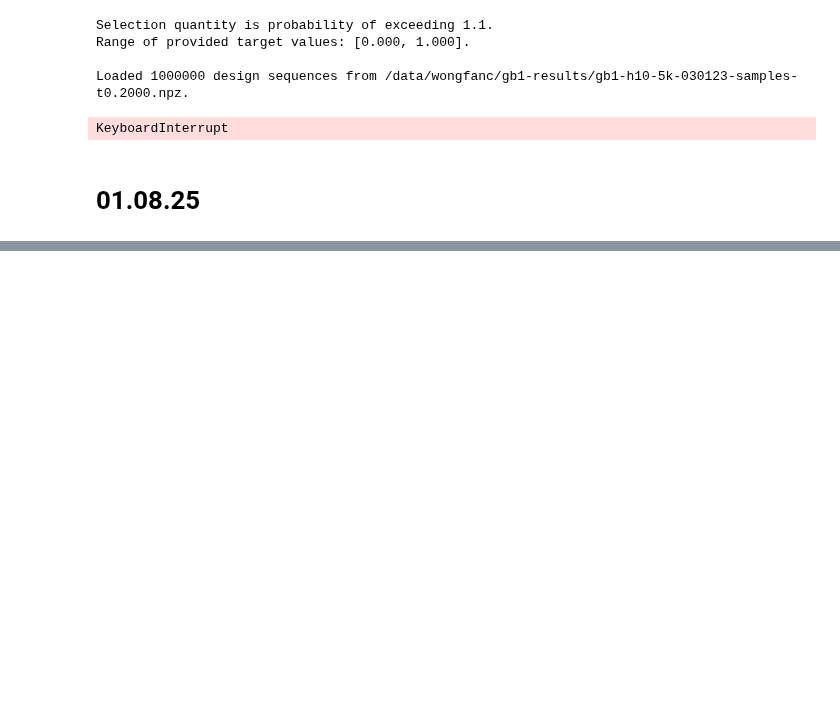
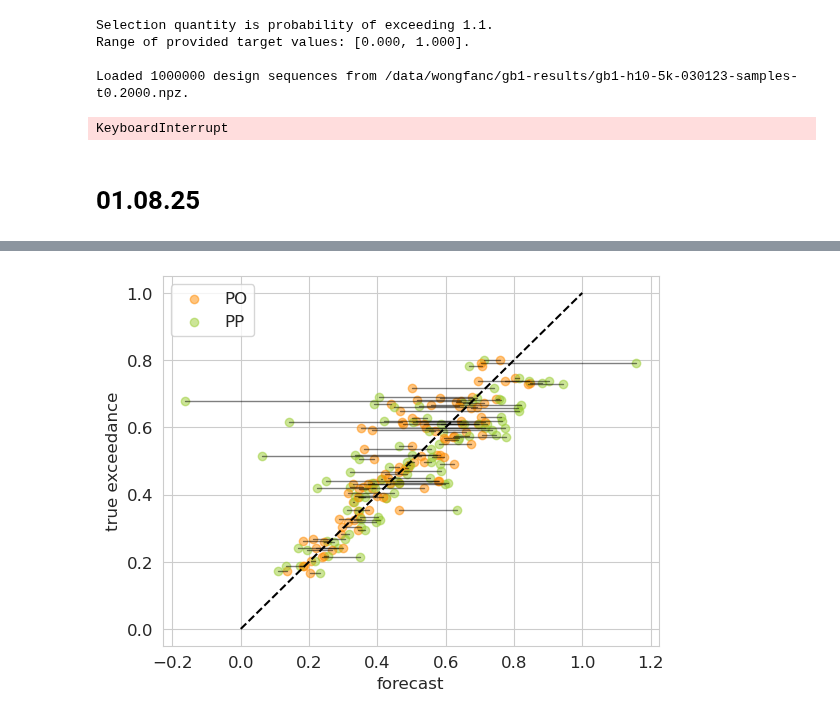
Before and after one commit to clarafy/design-algorithm-selection, a Jupyter notebook: notebooks/gb1-5k-exceedance-121824.ipynb, the cells around one changed output, grey strips where cells are left out. Drawn from its saved outputs; the diff is of its cells as text; code cells hidden in the pictures; blank space fills up the shorter version.

```diff
--- a/notebooks/gb1-5k-exceedance-121824.ipynb
+++ b/notebooks/gb1-5k-exceedance-121824.ipynb
@@ -360,0 +366,11 @@ ax1.set_xlabel(r'desired mean design label ($\tau$)');
+# %%
+# load model
+reload(models)
+model = models.EnrichmentFeedForward(
+    4,
+    gb1.AA,
+    n_hidden=10,
+    n_model=3,
+    device=torch.device(0)
+)
+model.load('gb1-h10-5k-030123')
@@ -390,0 +488,10 @@ ycal_n = ycal_n[cal_idx]
+# %%
+for temp, imp_pp in temp2imppp.items():
+    plt.scatter(imp_pp[0], temp2mean[temp], c='darkorange', alpha=0.5);
+    plt.scatter(imp_pp[1], temp2mean[temp], c='yellowgreen', alpha=0.5);
+
+plt.plot([0, 1], [0, 1], '--k')
+plt.xlabel('forecast'); plt.ylabel('true exceedance');
+plt.legend(['PO', 'PP']);
+# %% [output]
+[figure, added]
```
Also changed, not shown: parts of 19 cells of this notebook, 9 other files.
